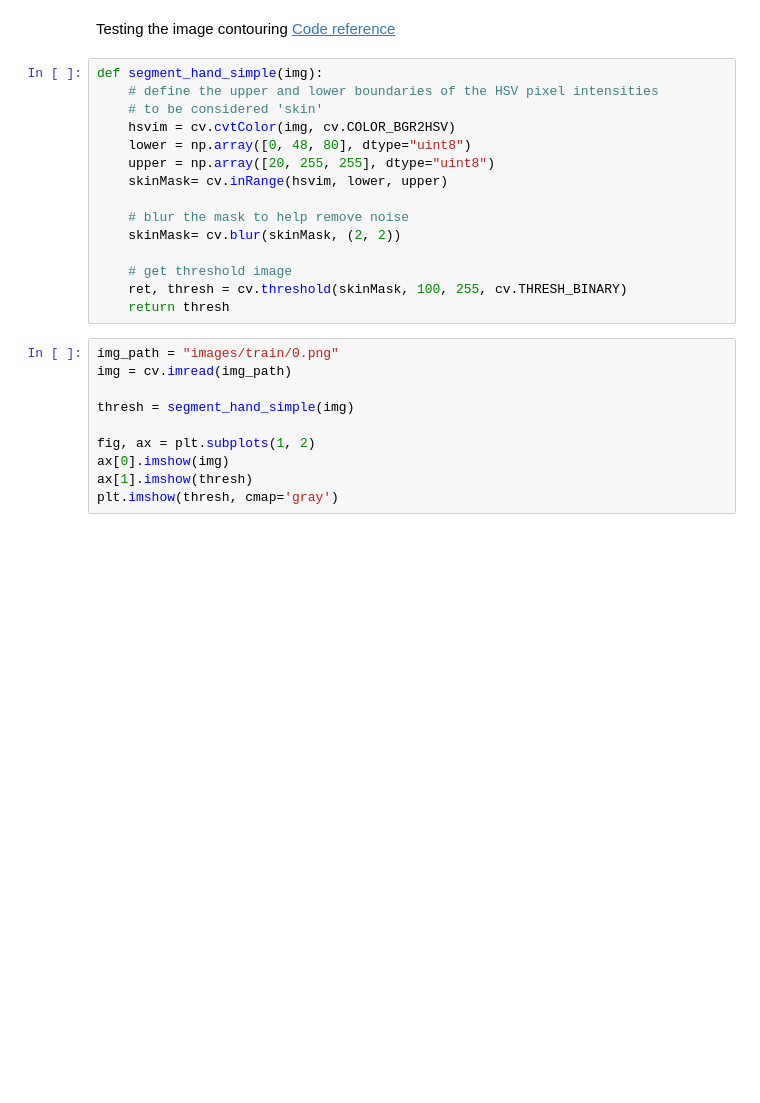
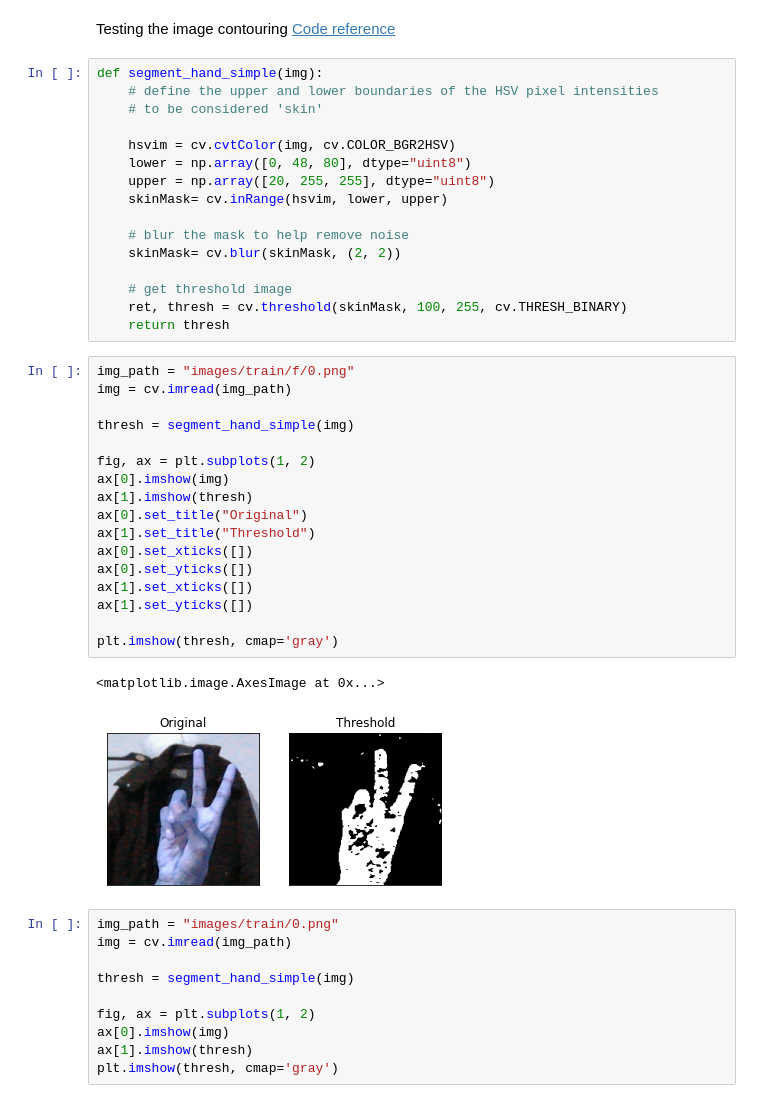
Before and after one commit to keshan-spec/Sign-Language-Classifier-CNN, a Jupyter notebook: create_dataset.ipynb, the cells around one changed output. Saved outputs shown, nothing was run; the diff lists cells and outputs as text; blank space fills up the shorter version.

```diff
--- a/create_dataset.ipynb
+++ b/create_dataset.ipynb
@@ -24,6 +25,7 @@ Testing the image contouring
 def segment_hand_simple(img):
     # define the upper and lower boundaries of the HSV pixel intensities
     # to be considered 'skin'
+
     hsvim = cv.cvtColor(img, cv.COLOR_BGR2HSV)
     lower = np.array([0, 48, 80], dtype="uint8")
     upper = np.array([20, 255, 255], dtype="uint8")
@@ -35,6 +37,26 @@ def segment_hand_simple(img):
     # get threshold image
     ret, thresh = cv.threshold(skinMask, 100, 255, cv.THRESH_BINARY)
     return thresh
+# %%
+img_path = "images/train/f/0.png"
+img = cv.imread(img_path)
+
+thresh = segment_hand_simple(img)
+
+fig, ax = plt.subplots(1, 2)
+ax[0].imshow(img)
+ax[1].imshow(thresh)
+ax[0].set_title("Original")
+ax[1].set_title("Threshold")
+ax[0].set_xticks([])
+ax[0].set_yticks([])
+ax[1].set_xticks([])
+ax[1].set_yticks([])
+
+plt.imshow(thresh, cmap='gray')
+# %% [output]
+<matplotlib.image.AxesImage at 0x...>
+[figure, added]
 # %%
 img_path = "images/train/0.png"
 img = cv.imread(img_path)
```
Also changed, not shown: parts of 30 cells of this notebook, 9 other files.
